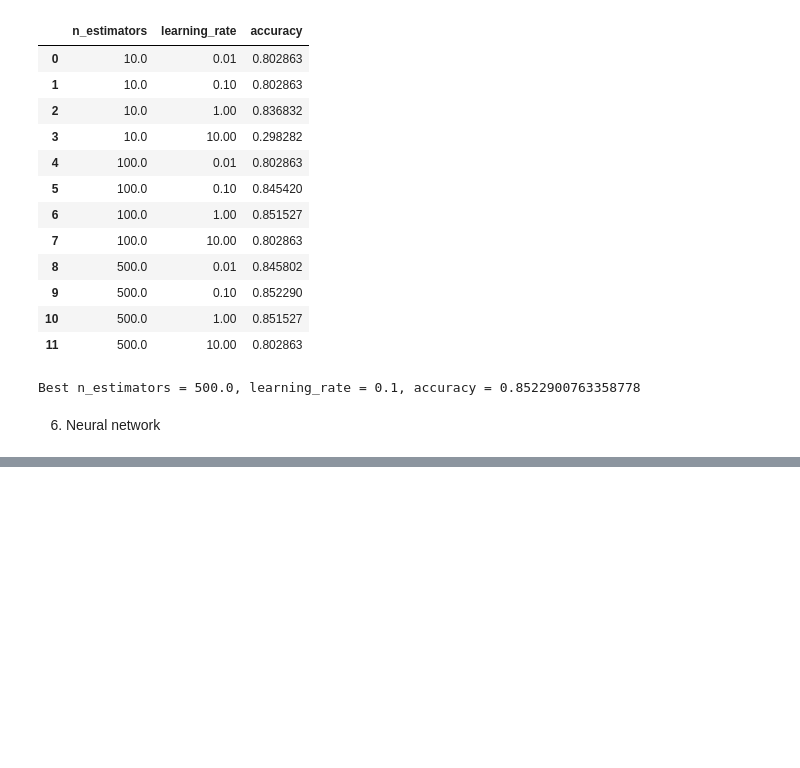
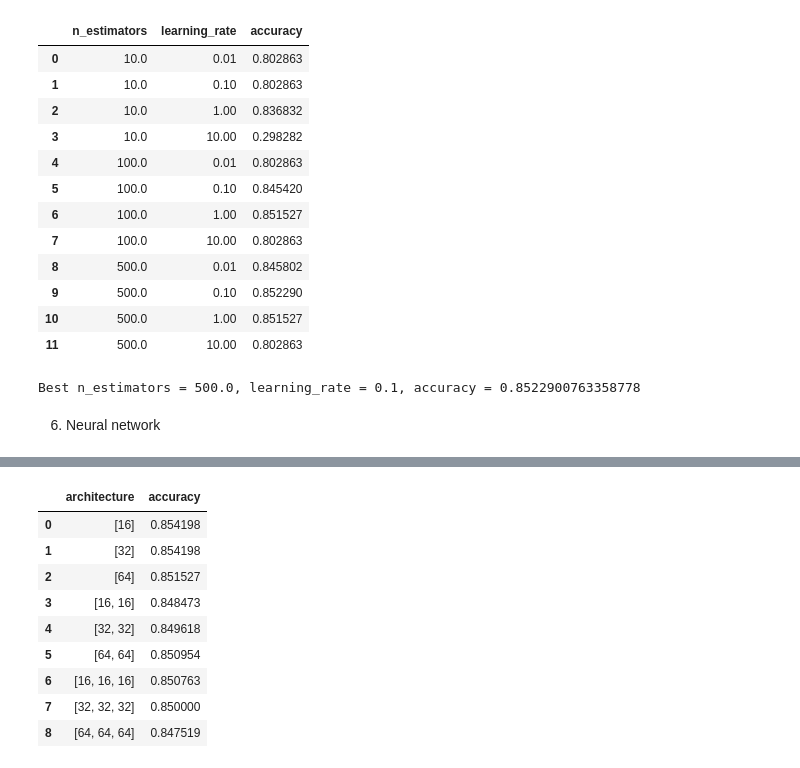
Before and after one commit to Lorenc1o/ML_Project, a Jupyter notebook: source/preliminars.ipynb, the cells around one changed output, grey strips where cells are left out. Drawn from its saved outputs; the diff is of its cells as text; code cells hidden in the pictures; blank space fills up the shorter version.

```diff
--- a/source/preliminars.ipynb
+++ b/source/preliminars.ipynb
@@ -1219,12 +1233,13 @@ from sklearn.preprocessing import StandardScaler
 #df1
 scaler = StandardScaler()
 df1_feat = scaler.fit_transform(df1_hot.drop(['class'], axis=1))
-df1_class = df1[target].map({'>50K': 1, '<=50K': 0})
-X_train, X_test, y_train, y_test = train_test_split(df1_feat, df1_class, test_size=0.2, random_state=42)
+df1_class = df1['class'].map({'>50K': 1, '<=50K': 0})
+np.random.seed(0)
+X_train_1_sc, X_test_1_sc, y_train_1_sc, y_test_1_sc = train_test_split(df1_feat, df1_class, test_size=0.2, random_state=42)
 
 # Define the model architecture
 model = Sequential()
-model.add(Dense(64, activation='relu', input_dim=X_train.shape[1]))
+model.add(Dense(64, activation='relu', input_dim=X_train_1_sc.shape[1]))
 model.add(Dense(32, activation='relu'))
 model.add(Dense(1, activation='sigmoid'))
 
@@ -1232,13 +1247,13 @@ model.add(Dense(1, activation='sigmoid'))
 model.compile(optimizer='adam', loss='binary_crossentropy', metrics=['accuracy'])  # Use 'categorical_crossentropy' for multi-class problems
 
 # Train the model
-model.fit(X_train, y_train, epochs=50, batch_size=32, validation_split=0.2)
+model.fit(X_train_1_sc, y_train_1_sc, epochs=50, batch_size=32, validation_split=0.2)
 
 # Make predictions on the testing data
-y_pred = (model.predict(X_test) > 0.5).astype('int32')  # Use 'np.argmax(model.predict(X_test), axis=-1)' for multi-class problems
+y_pred = (model.predict(X_test_1_sc) > 0.5).astype('int32')  # Use 'np.argmax(model.predict(X_test), axis=-1)' for multi-class problems
 
 # Calculate the classification report and confusion matrix
-print(classification_report(y_test, y_pred))
-print(confusion_matrix(y_test, y_pred))
+print(classification_report(y_test_1_sc, y_pred))
+print(confusion_matrix(y_test_1_sc, y_pred))
 # %% [output]
 Epoch 1/50
@@ -1264,0 +1282,14 @@ Accuracy = 0.8454198473282443
+# %%
+architectures = [[16],[32],[64],[16,16],[32,32],[64,64],[16,16,16],[32,32,32],[64,64,64]]
+table = pd.DataFrame(columns=['architecture', 'accuracy'])
+
+for arch in architectures:
+    model = Sequential()
+    model.add(Dense(arch[0], activation='relu', input_dim=X_train_1_sc.shape[1]))
+    for i in range(1, len(arch)):
+        model.add(Dense(arch[i], activation='relu'))
+    model.add(Dense(1, activation='sigmoid'))
+    model.compile(optimizer='adam', loss='binary_crossentropy', metrics=['accuracy'])
+    model.fit(X_train_1_sc, y_train_1_sc, epochs=20, batch_size=32, validation_split=0.2)
+    y_pred = (model.predict(X_test_1_sc) > 0.5).astype('int32')
+    table = table.append({'architecture': arch, 'accuracy': accuracy_score(y_test_1_sc, y_pred)}, ignore_index=True)
@@ -1264,0 +1450,13 @@ Accuracy = 0.8454198473282443
+# %%
+table
+# %% [output]
+|  | architecture | accuracy |
+| 0 | [16] | 0.854198 |
+| 1 | [32] | 0.854198 |
+| 2 | [64] | 0.851527 |
+| 3 | [16, 16] | 0.848473 |
+| 4 | [32, 32] | 0.849618 |
+| 5 | [64, 64] | 0.850954 |
+| 6 | [16, 16, 16] | 0.850763 |
+| 7 | [32, 32, 32] | 0.850000 |
+| 8 | [64, 64, 64] | 0.847519 |
```
Also changed, not shown: parts of 30 cells of this notebook.
